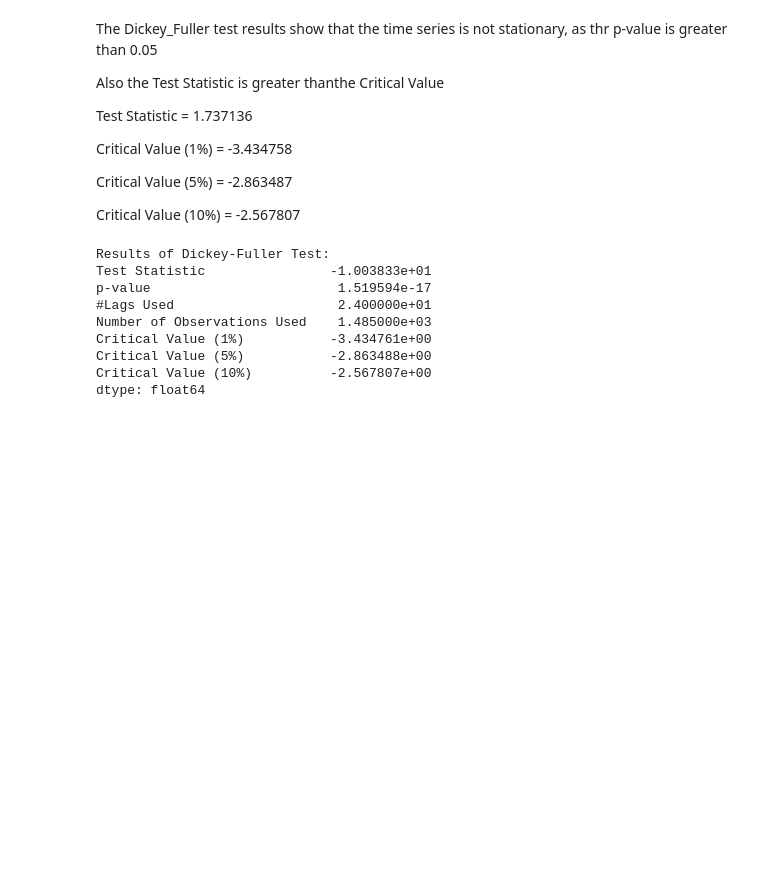
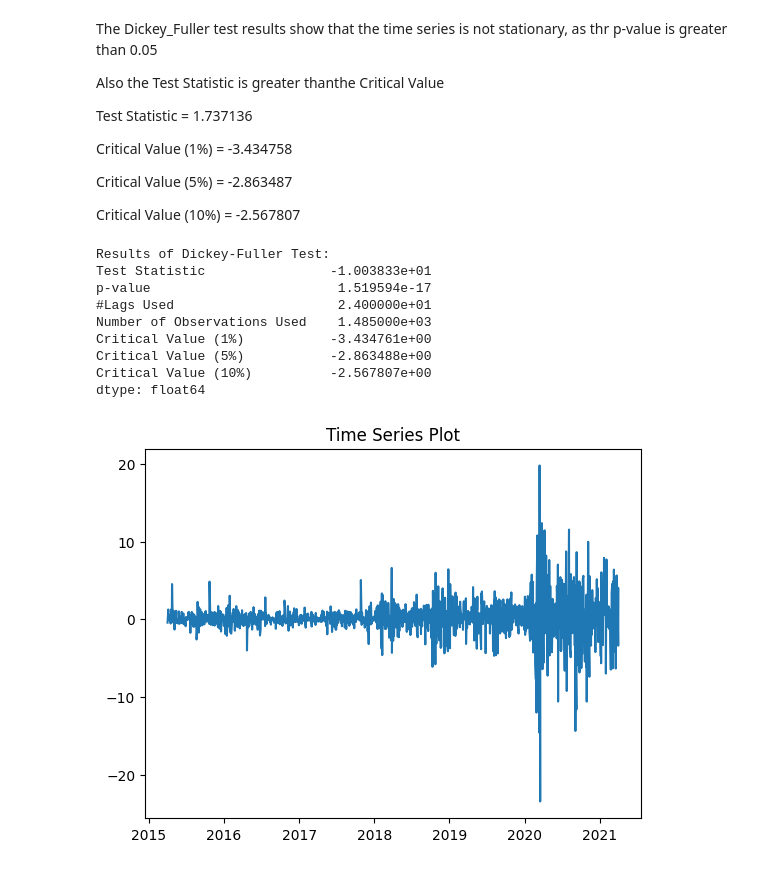
Before and after one commit to Midigan/Joint-CA2-Machine-Learning-for-Business, a Jupyter notebook: CA2 MLB and DV Integrated.ipynb, the cells around one changed output. Cells and saved outputs as stored; diff of their text form; code cells hidden in the pictures; blank space fills up the shorter version.

```diff
--- a/CA2 MLB and DV Integrated.ipynb
+++ b/CA2 MLB and DV Integrated.ipynb
@@ -135,3 +143,10 @@ Critical Value (1%)           -3.434761e+00
 Critical Value (5%)           -2.863488e+00
 Critical Value (10%)          -2.567807e+00
 dtype: float64
+# %%
+
+plt.plot(diff_time_series)
+plt.title('Time Series Plot')
+plt.show()
+# %% [output]
+[figure, added]
```
Also changed, not shown: parts of 8 cells of this notebook.
